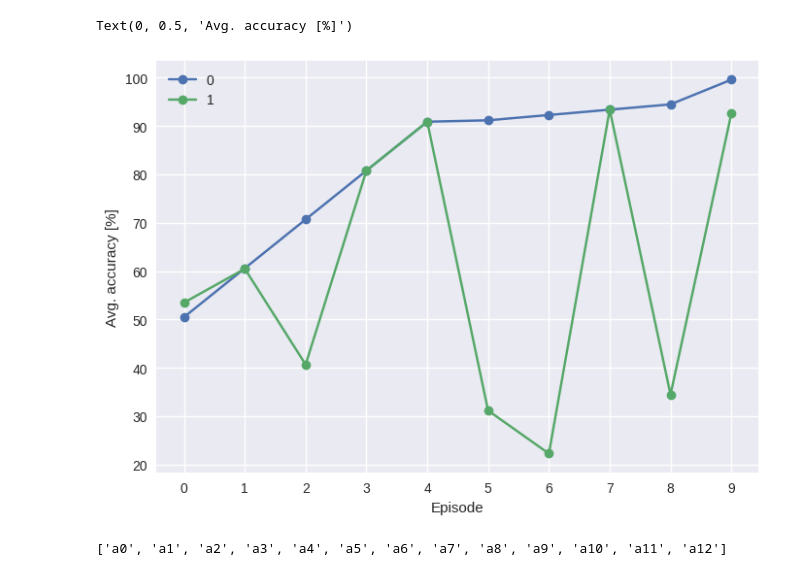
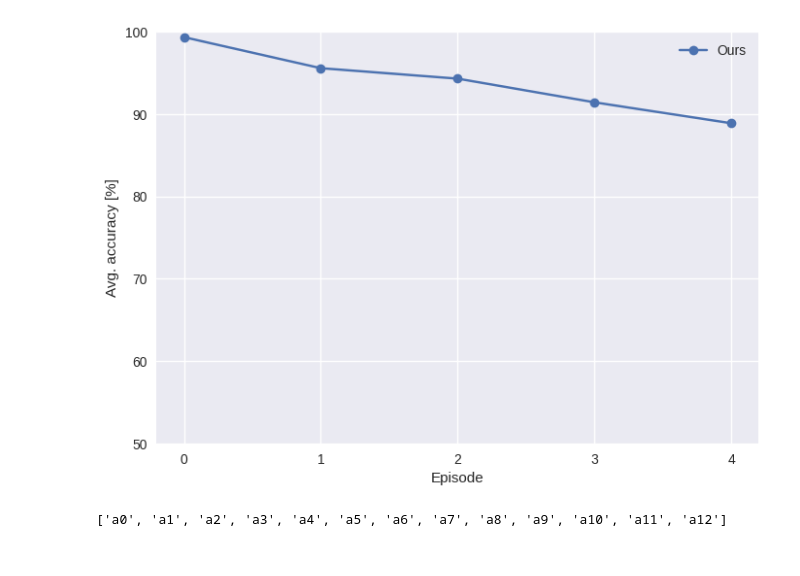
Before and after one commit to als7928/DistillCIL, a Jupyter notebook: 0_codetest.ipynb, the cells around one changed output. Saved outputs shown, nothing was run; the diff lists cells and outputs as text; code cells hidden in the pictures.

```diff
--- a/0_codetest.ipynb
+++ b/0_codetest.ipynb
@@ -31,23 +31,25 @@ figure.savefig('result.png', dpi=800)
 # %%
-acc = [50.5,60.6,70.7,80.8,90.9,91.19, 92.29, 93.39,94.49, 99.59]
-acc2 = [53.5,60.5,40.7,80.8,90.9,31.19, 22.29, 93.39,34.49, 92.59]
+acc = [99.35, 95.58, 94.31, 91.43, 88.89]
 acc3 = []
 acc3.append(acc)
-acc3.append(acc2)
-tasks = range(0,10,1)
+tasks = range(0,len(acc),1)
 
 plt.style.use(['seaborn'])
 
-for i in range(2):
-    plt.plot(tasks, acc3[i], "-o", label="{}".format(i))
-plt.xticks(tasks, ["0","1","2","3","4","5","6","7","8","9"])
+for i in range(1):
+    if i==0:
+        plt.plot(tasks, acc3[i], "-o", label="Ours")
+    else:
+        plt.plot(tasks, acc3[i], "-o", label="{}".format(i))
+plt.xticks(tasks, ["0","1","2","3","4"])
 plt.legend()
 plt.xlabel("Episode")
 plt.ylabel("Avg. accuracy [%]")
+plt.ylim([50,100])
 # ax = sns.lineplot(x= tasks, y=acc)
+plt.savefig("test.png", dpi=800)
 # %% [output]
-Text(0, 0.5, 'Avg. accuracy [%]')
-[figure, old version]
+[figure, new version]
 # %%
 a = ["a"+str(i) for i in range(13)]
 print(a)
```
Also changed, not shown: parts of 1 cell of this notebook, 6 other files.
